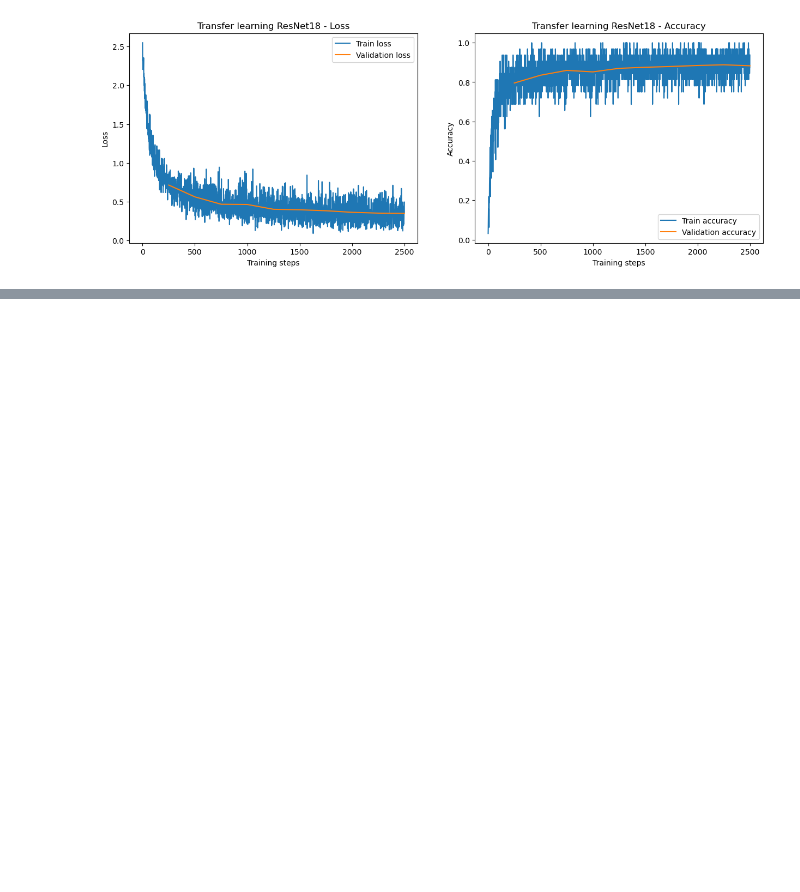
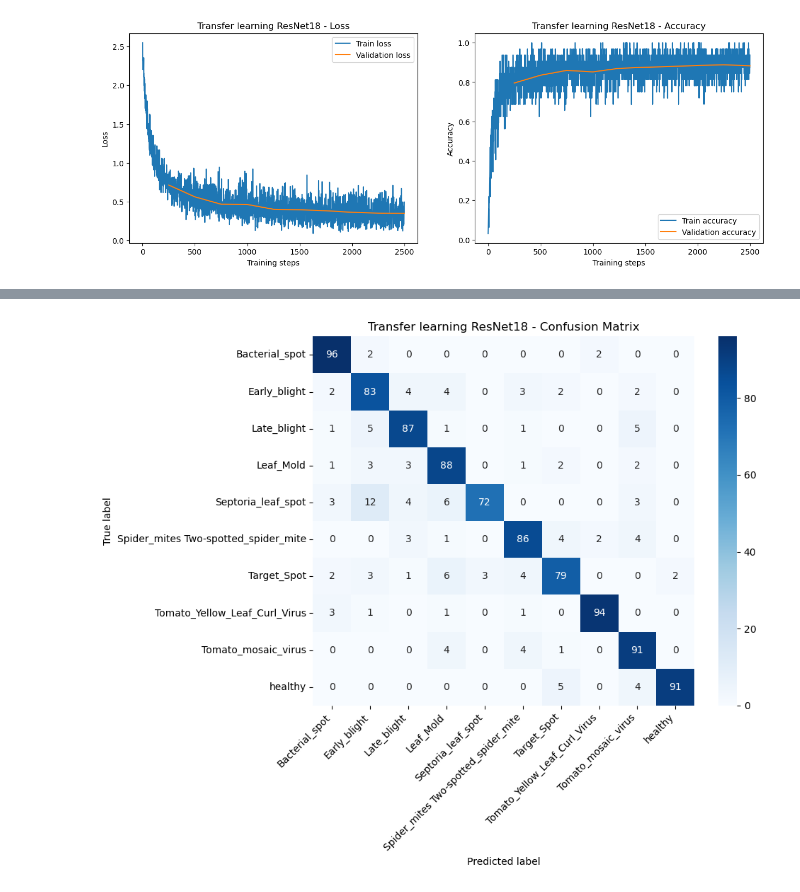
Before and after one commit to majasakovic/ML_projekat, a Jupyter notebook: notebooks/04_transfer_learning_resnet18.ipynb, the cells around one changed output, grey strips where cells are left out. Saved outputs shown, nothing was run; the diff lists cells and outputs as text; code cells hidden in the pictures; blank space fills up the shorter version.

Commit message:
Evaluation of ResNet18
Added loading of the best model and evaluation with classification report and confusion matrix

```diff
--- a/notebooks/04_transfer_learning_resnet18.ipynb
+++ b/notebooks/04_transfer_learning_resnet18.ipynb
@@ -380,0 +383,8 @@ plt.show()
+# %%
+best_model = create_resnet18_transfer_model(num_classes).to(device)
+
+best_model.load_state_dict(
+    torch.load(best_model_path, map_location=device)
+)
+
+print("Najbolji transfer learning model je učitan.")
@@ -380,0 +467,21 @@ plt.show()
+# %%
+cm = confusion_matrix(y_true, y_pred)
+
+plt.figure(figsize=(10, 8))
+sns.heatmap(
+    cm,
+    annot=True,
+    fmt="d",
+    cmap="Blues",
+    xticklabels=[cls.replace("Tomato___", "") for cls in class_names],
+    yticklabels=[cls.replace("Tomato___", "") for cls in class_names],
+)
+plt.xlabel("Predicted label")
+plt.ylabel("True label")
+plt.title("Transfer learning ResNet18 - Confusion Matrix")
+plt.xticks(rotation=45, ha="right")
+plt.yticks(rotation=0)
+plt.tight_layout()
+plt.show()
+# %% [output]
+[figure, added]
```
Also changed, not shown: parts of 5 cells of this notebook.
